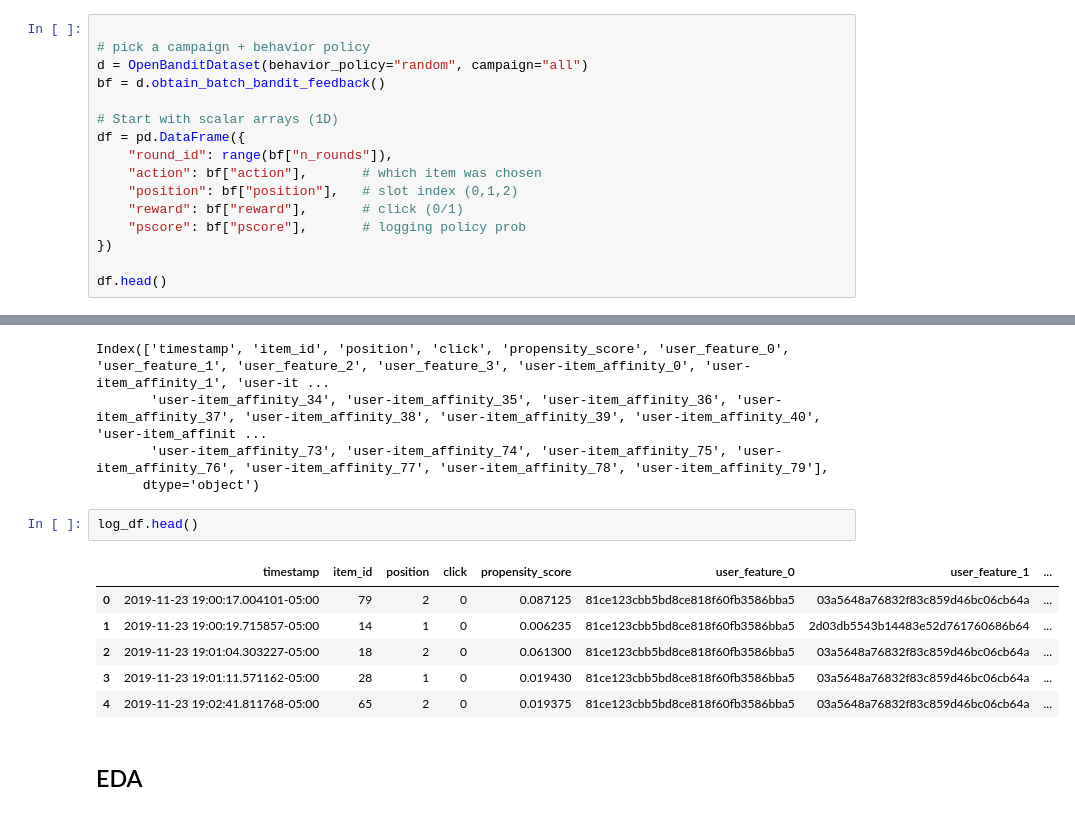
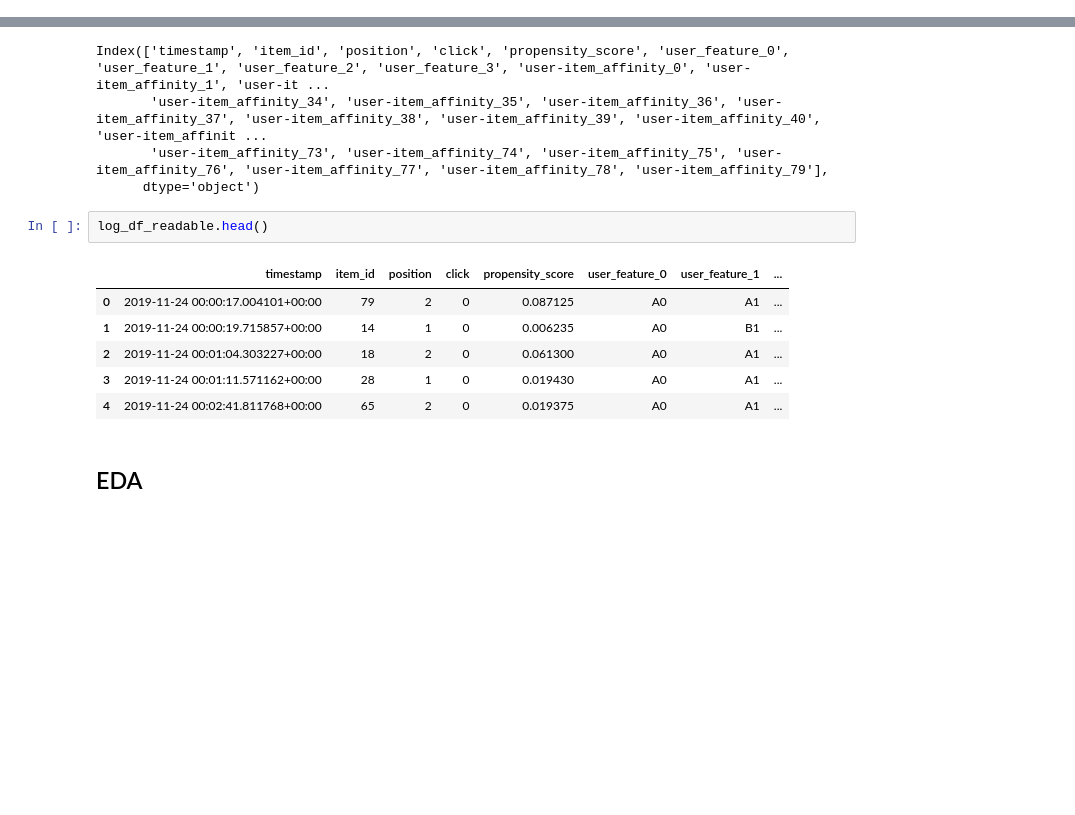
Before and after one commit to armandordorica/OBP_Replication, a Jupyter notebook: eda.ipynb, the cells around one changed output, grey strips where cells are left out. Cells and saved outputs as stored; diff of their text form; blank space fills up the shorter version.

```diff
--- a/eda.ipynb
+++ b/eda.ipynb
@@ -19,16 +22,0 @@ pd.set_option('display.width', 1000)
-# %%
-
-# pick a campaign + behavior policy
-d = OpenBanditDataset(behavior_policy="random", campaign="all")
-bf = d.obtain_batch_bandit_feedback()
-
-# Start with scalar arrays (1D)
-df = pd.DataFrame({
-    "round_id": range(bf["n_rounds"]),
-    "action": bf["action"],       # which item was chosen
-    "position": bf["position"],   # slot index (0,1,2)
-    "reward": bf["reward"],       # click (0/1)
-    "pscore": bf["pscore"],       # logging policy prob
-})
-
-df.head()
@@ -143,14 +123,14 @@ Index(['timestamp', 'item_id', 'position', 'click', 'propensity_score', 'user_fe
        'user-item_affinity_73', 'user-item_affinity_74', 'user-item_affinity_75', 'user-item_affinity_76', 'user-item_affinity_77', 'user-item_affinity_78', 'user-item_affinity_79'],
       dtype='object')
 # %%
-log_df.head()
+log_df_readable.head()
 # %% [output]
 |  | timestamp | item_id | position | click | propensity_score | user_feature_0 | user_feature_1 | ... |
-| 0 | 2019-11-23 19:00:17.004101-05:00 | 79 | 2 | 0 | 0.087125 | 81ce123cbb5bd8ce818f60fb3586bba5 | 03a5648a76832f83c859d46bc06cb64a | ... |
-| 1 | 2019-11-23 19:00:19.715857-05:00 | 14 | 1 | 0 | 0.006235 | 81ce123cbb5bd8ce818f60fb3586bba5 | 2d03db5543b14483e52d761760686b64 | ... |
-| 2 | 2019-11-23 19:01:04.303227-05:00 | 18 | 2 | 0 | 0.061300 | 81ce123cbb5bd8ce818f60fb3586bba5 | 03a5648a76832f83c859d46bc06cb64a | ... |
-| 3 | 2019-11-23 19:01:11.571162-05:00 | 28 | 1 | 0 | 0.019430 | 81ce123cbb5bd8ce818f60fb3586bba5 | 03a5648a76832f83c859d46bc06cb64a | ... |
-| 4 | 2019-11-23 19:02:41.811768-05:00 | 65 | 2 | 0 | 0.019375 | 81ce123cbb5bd8ce818f60fb3586bba5 | 03a5648a76832f83c859d46bc06cb64a | ... |
+| 0 | 2019-11-24 00:00:17.004101+00:00 | 79 | 2 | 0 | 0.087125 | A0 | A1 | ... |
+| 1 | 2019-11-24 00:00:19.715857+00:00 | 14 | 1 | 0 | 0.006235 | A0 | B1 | ... |
+| 2 | 2019-11-24 00:01:04.303227+00:00 | 18 | 2 | 0 | 0.061300 | A0 | A1 | ... |
+| 3 | 2019-11-24 00:01:11.571162+00:00 | 28 | 1 | 0 | 0.019430 | A0 | A1 | ... |
+| 4 | 2019-11-24 00:02:41.811768+00:00 | 65 | 2 | 0 | 0.019375 | A0 | A1 | ... |
 # %% [markdown]
 ## EDA
 # %% [markdown]
```
Also changed, not shown: parts of 21 cells of this notebook.
